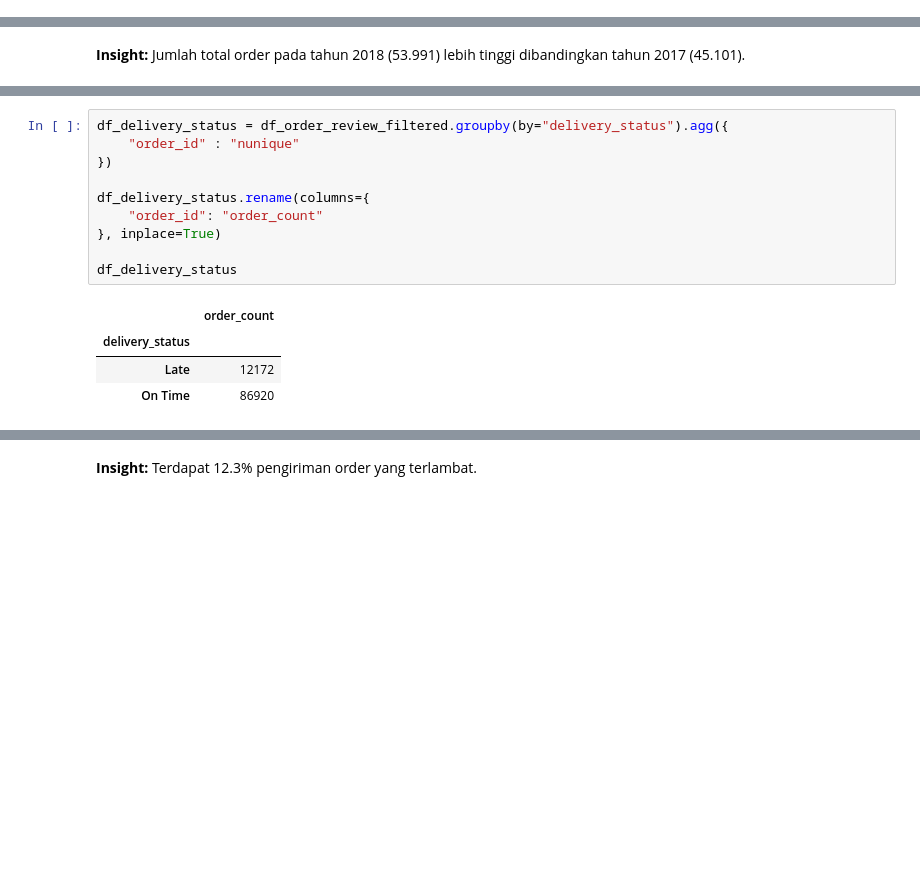
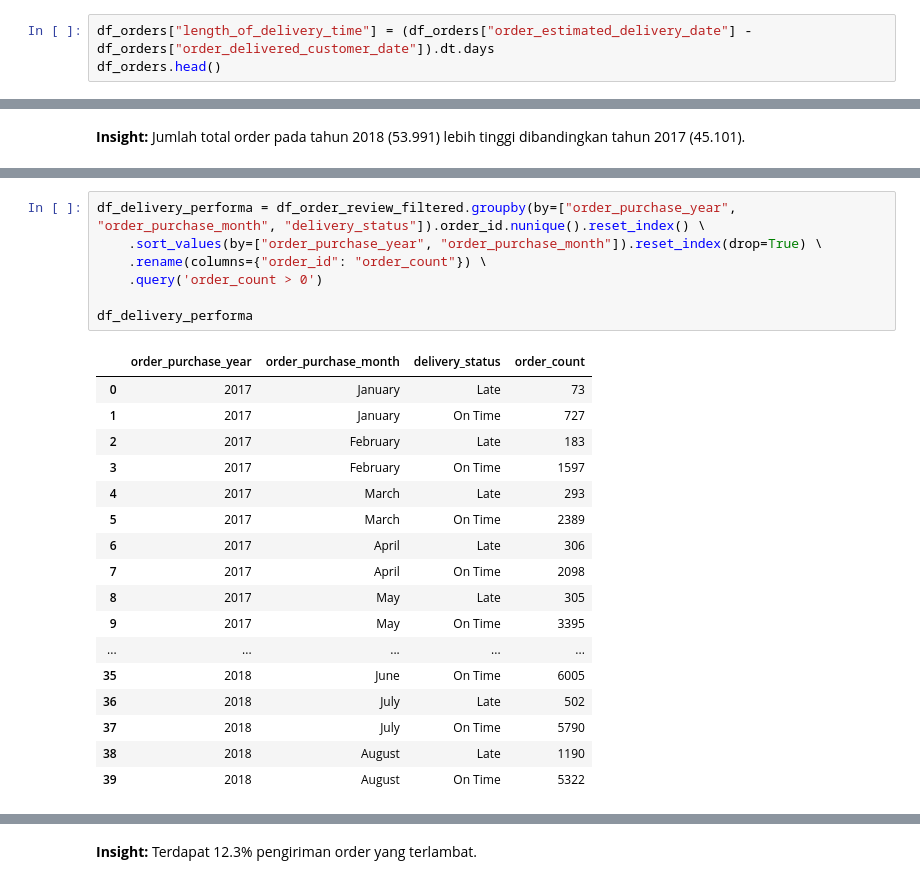
Before and after one commit to naurahhanaf/learn-project, a Jupyter notebook: brazilian-ecommerce-analysis/notebook.ipynb, the cells around one changed output, grey strips where cells are left out. Saved outputs shown, nothing was run; the diff lists cells and outputs as text; blank space fills up the shorter version.

```diff
--- a/brazilian-ecommerce-analysis/notebook.ipynb
+++ b/brazilian-ecommerce-analysis/notebook.ipynb
@@ -303,3 +304,6 @@ df_orders.groupby(by="delivery_status").agg({
 - Setiap tahun, order barang meningkat dimana 2018 terdapat 54.011 order.
 - Status delivered merupakan status pengiriman yang paling tinggi.
 - Ada 12.254 order yang mengalami keterlambatan.
+# %%
+df_orders["length_of_delivery_time"] = (df_orders["order_estimated_delivery_date"] - df_orders["order_delivered_customer_date"]).dt.days
+df_orders.head()
@@ -477,16 +492,26 @@ Jumlah total order pada tahun 2018 (53.991) lebih tinggi dibandingkan tahun 2017
 Membuat dataframe baru untuk menampung status pengiriman order dari *df_order_review_filtered*.
 # %%
-df_delivery_status = df_order_review_filtered.groupby(by="delivery_status").agg({
-    "order_id" : "nunique"
-})
+df_delivery_performa = df_order_review_filtered.groupby(by=["order_purchase_year", "order_purchase_month", "delivery_status"]).order_id.nunique().reset_index() \
+    .sort_values(by=["order_purchase_year", "order_purchase_month"]).reset_index(drop=True) \
+    .rename(columns={"order_id": "order_count"}) \
+    .query('order_count > 0')
 
-df_delivery_status.rename(columns={
-    "order_id": "order_count"
-}, inplace=True)
-
-df_delivery_status
+df_delivery_performa
 # %% [output]
-|  | order_count |
-| delivery_status |  |
-| Late | 12172 |
-| On Time | 86920 |
+|  | order_purchase_year | order_purchase_month | delivery_status | order_count |
+| 0 | 2017 | January | Late | 73 |
+| 1 | 2017 | January | On Time | 727 |
+| 2 | 2017 | February | Late | 183 |
+| 3 | 2017 | February | On Time | 1597 |
+| 4 | 2017 | March | Late | 293 |
+| 5 | 2017 | March | On Time | 2389 |
+| 6 | 2017 | April | Late | 306 |
+| 7 | 2017 | April | On Time | 2098 |
+| 8 | 2017 | May | Late | 305 |
+| 9 | 2017 | May | On Time | 3395 |
+| ... | ... | ... | ... | ... |
+| 35 | 2018 | June | On Time | 6005 |
+| 36 | 2018 | July | Late | 502 |
+| 37 | 2018 | July | On Time | 5790 |
+| 38 | 2018 | August | Late | 1190 |
+| 39 | 2018 | August | On Time | 5322 |
```
Also changed, not shown: parts of 18 cells of this notebook.
